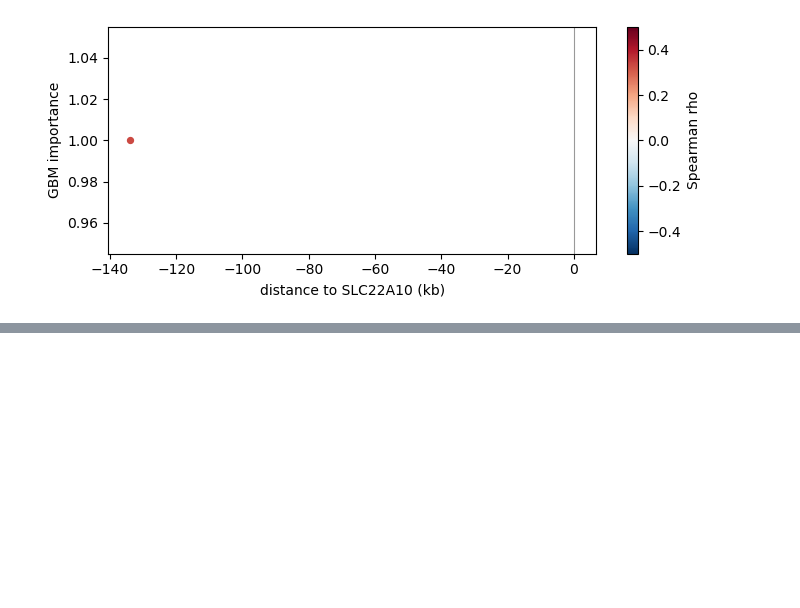
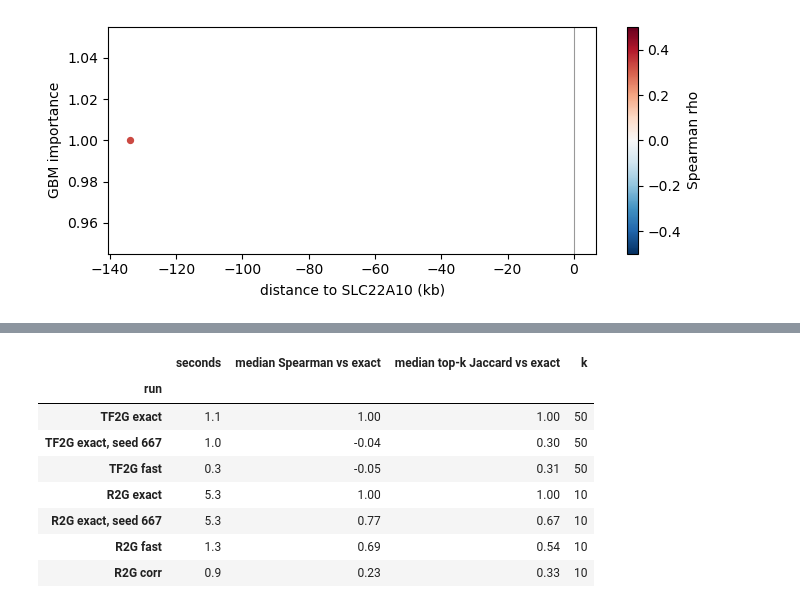
Before and after one commit to aristoteleo/epione, a Jupyter notebook: epione_guide/tutorials/single/t_scenic_links.ipynb, the cells around one changed output, grey strips where cells are left out. Saved outputs shown, nothing was run; the diff lists cells and outputs as text; code cells hidden in the pictures; blank space fills up the shorter version.

```diff
--- a/epione_guide/tutorials/single/t_scenic_links.ipynb
+++ b/epione_guide/tutorials/single/t_scenic_links.ipynb
@@ -302,0 +318,59 @@ plt.tight_layout()
+# %%
+from scipy.stats import spearmanr
+
+
+def agreement(a, b, key, k):
+    """Median per-gene Spearman (union of links) and top-k overlap (Jaccard) of two tables."""
+    rho, jac = [], []
+    for t, ga in a.groupby("target"):
+        gb = b[b.target == t]
+        u = sorted(set(ga[key]) | set(gb[key]))
+        if len(u) < 3:
+            continue
+        va = ga.set_index(key).importance.reindex(u).fillna(0)
+        vb = gb.set_index(key).importance.reindex(u).fillna(0)
+        rho.append(spearmanr(va, vb)[0])
+        ta, tb = set(ga.nlargest(k, "importance")[key]), set(gb.nlargest(k, "importance")[key])
+        jac.append(len(ta & tb) / len(ta | tb))
+    return np.nanmedian(rho), np.median(jac)
+
+
+genes60 = targets[:60]
+runs, rows = {}, []
+for name, fn in [
+    ("TF2G exact", lambda: scenic.tf_to_gene(rna, tf_names, method="exact", targets=genes60, n_jobs=N_JOBS)),
+    ("TF2G exact, seed 667", lambda: scenic.tf_to_gene(rna, tf_names, method="exact", seed=667,
+                                                       targets=genes60, n_jobs=N_JOBS)),
+    ("TF2G fast", lambda: scenic.tf_to_gene(rna, tf_names, method="fast", targets=genes60, n_jobs=N_JOBS)),
+    ("R2G exact", lambda: scenic.region_to_gene(rna, acc, search_space, method="exact", targets=genes60,
+                                                n_jobs=N_JOBS, accessibility_var_names=acc_regions)),
+    ("R2G exact, seed 667", lambda: scenic.region_to_gene(rna, acc, search_space, method="exact", seed=667,
+                                                          targets=genes60, n_jobs=N_JOBS,
+                                                          accessibility_var_names=acc_regions)),
+    ("R2G fast", lambda: scenic.region_to_gene(rna, acc, search_space, method="fast", targets=genes60,
+                                               n_jobs=N_JOBS, accessibility_var_names=acc_regions)),
+    ("R2G corr", lambda: scenic.region_to_gene(rna, acc, search_space, method="corr", targets=genes60,
+                                               n_jobs=N_JOBS, accessibility_var_names=acc_regions)),
+]:
+    t0 = time.time()
+    out = fn()
+    runs[name] = out[out.TF != out.target] if "TF" in out else out
+    rows.append((name, time.time() - t0))
+table = []
+for name, sec in rows:
+    ref = "TF2G exact" if name.startswith("TF2G") else "R2G exact"
+    key, k = ("TF", 50) if name.startswith("TF2G") else ("region", 10)
+    r, j = (1.0, 1.0) if name == ref else agreement(runs[name], runs[ref], key, k)
+    table.append({"run": name, "seconds": round(sec, 1), "median Spearman vs exact": round(r, 2),
+                  f"median top-k Jaccard vs exact": round(j, 2), "k": k})
+pd.DataFrame(table).set_index("run")
+# %% [output]
+|  | seconds | median Spearman vs exact | median top-k Jaccard vs exact | k |
+| run |  |  |  |  |
+| TF2G exact | 1.1 | 1.00 | 1.00 | 50 |
+| TF2G exact, seed 667 | 1.0 | -0.04 | 0.30 | 50 |
+| TF2G fast | 0.3 | -0.05 | 0.31 | 50 |
+| R2G exact | 5.3 | 1.00 | 1.00 | 10 |
+| R2G exact, seed 667 | 5.3 | 0.77 | 0.67 | 10 |
+| R2G fast | 1.3 | 0.69 | 0.54 | 10 |
+| R2G corr | 0.9 | 0.23 | 0.33 | 10 |
```
Also changed, not shown: parts of 13 cells of this notebook.
